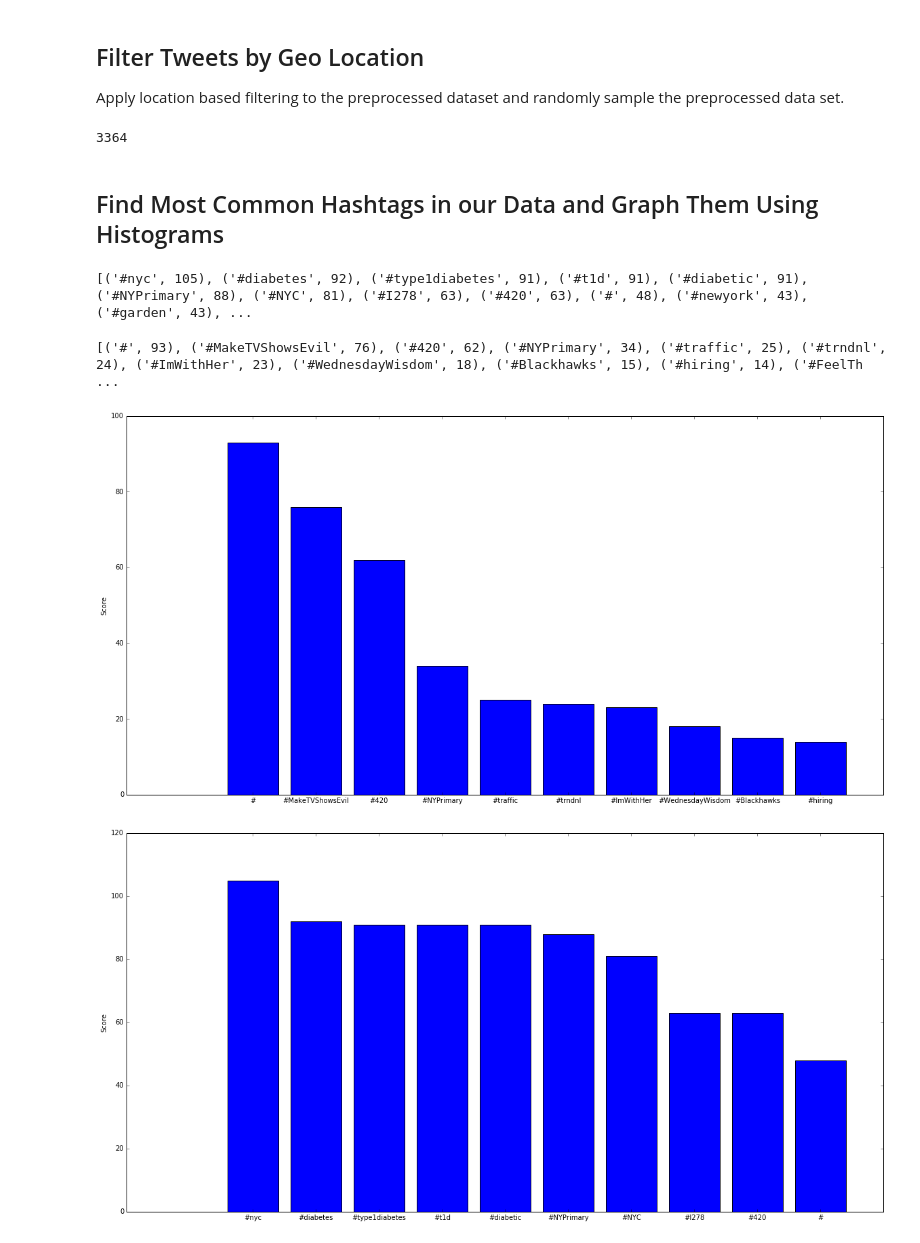
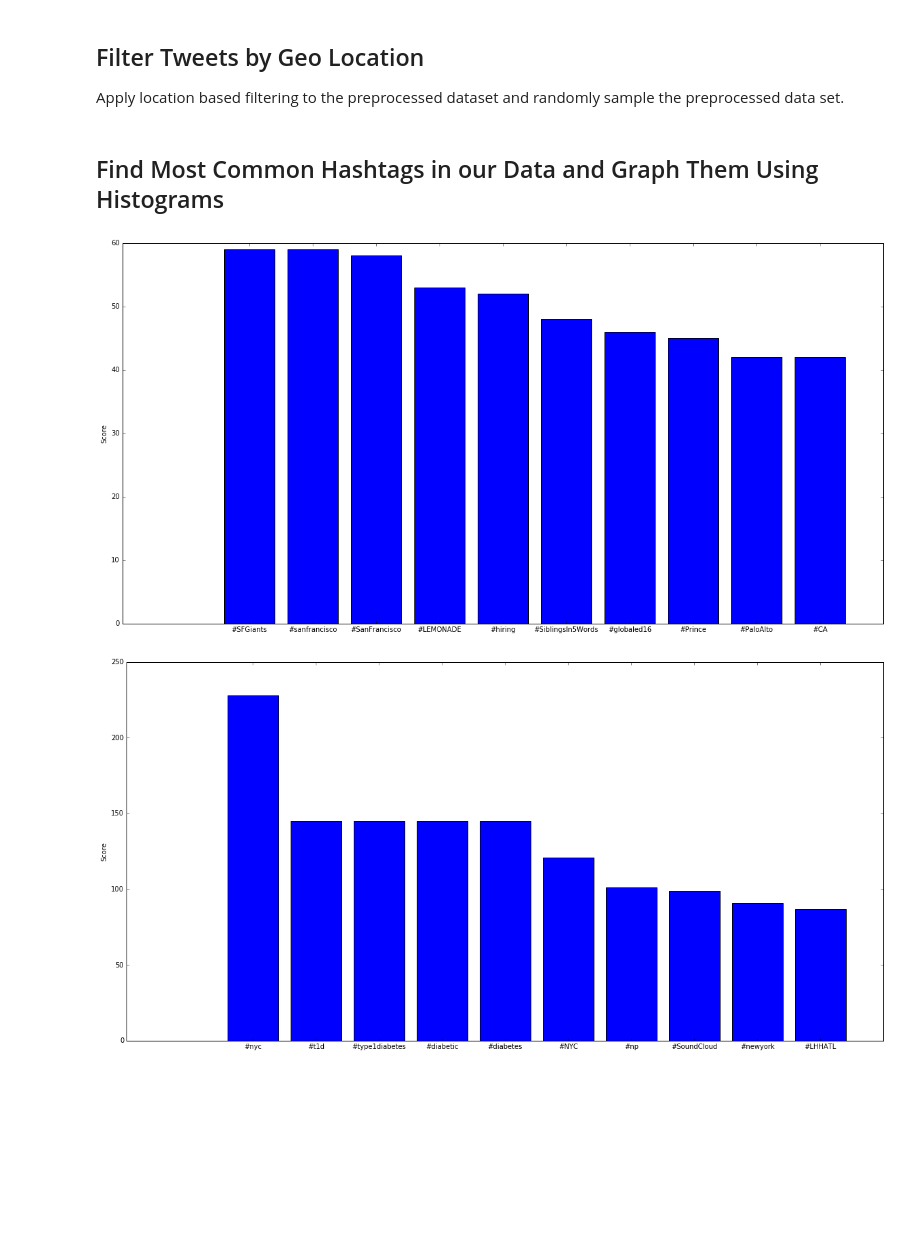
Before and after one commit to calvinytong/english2_twitter_analysis, a Jupyter notebook: Analysis.ipynb, the cells around one changed output. Drawn from its saved outputs; the diff is of its cells as text; code cells hidden in the pictures; blank space fills up the shorter version.

```diff
--- a/Analysis.ipynb
+++ b/Analysis.ipynb
@@ -310,7 +327,7 @@ This is where we start actually analyzing the data
 ## Unpickle The Tweet File
 We start by unpickling the tweet file, filtering out tweets with no hashtags or with blacklisted hashtags, then storing the tweet in an array.
 # %%
-f = open('/Users/calvin/Documents/Lehigh/English/Research/data/cap1.pkl', 'rb')
+f = open('/Users/calvin/Documents/Lehigh/English/Research/data/cap3.pkl', 'rb')
 data_array = []
 geo_data = []
 count = 0
@@ -346,43 +363,22 @@ while True:
 ## Filter Tweets by Geo Location
 Apply location based filtering to the preprocessed dataset and randomly sample the preprocessed data set.
 # %%
-geo_data = filter_geo(data_array, nyc)
+nyc_geo_data = filter_geo(data_array, nyc)
+sf_geo_data = filter_geo(data_array, san_fran)
 # %%
-n = len(geo_data)
+n = 10000
 #create a random sample of size n form the data_array
-rand_smpl = [ data_array[i] for i in sorted(random.sample(range(len(data_array)), n))]
-print(n)
+rand_smpl = rand_sample(n)
-# %% [output]
-3364
 # %% [markdown]
 ## Find Most Common Hashtags in our Data and Graph Them Using Histograms
-# %%
-punctuation = list(string.punctuation)
-stop = stopwords.words('english') + punctuation + ['via', 'I\'m', 'I', '😂', 'like','get','don\'t']
-
-count_all = Counter()
-for d in geo_data:
-#     tokens = preprocess(d['text'])
-#     terms_stop = [term for term in preprocess(d['text']) if term not in stop]
-    terms_hash = [term for term in preprocess(d['text']) if term.startswith('#')]
-    count_all.update(terms_hash)
-
-print(count_all.most_common(100))
-# %% [output]
-[('#nyc', 105), ('#diabetes', 92), ('#type1diabetes', 91), ('#t1d', 91), ('#diabetic', 91), ('#NYPrimary', 88), ('#NYC', 81), ('#I278', 63), ('#420', 63), ('#', 48), ('#newyork', 43), ('#garden', 43), ...
-# %%
-smpl_count = Counter()
-for d in rand_smpl:
-#     tokens = preprocess(d['text'])
-#     terms_stop = [term for term in preprocess(d['text']) if term not in stop]
-    terms_hash = [term for term in preprocess(d['text']) if term.startswith('#')]
-    smpl_count.update(terms_hash)
-print(smpl_count.most_common(100))
-# %% [output]
-[('#', 93), ('#MakeTVShowsEvil', 76), ('#420', 62), ('#NYPrimary', 34), ('#traffic', 25), ('#trndnl', 24), ('#ImWithHer', 23), ('#WednesdayWisdom', 18), ('#Blackhawks', 15), ('#hiring', 14), ('#FeelTh ...
+# %%
+count_sf = count_terms(sf_geo_data)
+count_nyc = count_terms(nyc_geo_data)
+count_rand = count_terms(rand_smpl)
 # %%
-plot_bar(smpl_count.most_common(10))
-plot_bar(count_all.most_common(10))
+plot_bar(count_sf.most_common(10))
+plot_bar(count_nyc.most_common(10))
+plot_bar(count_rand.most_common(10))
 # %% [output]
-[figure, old version]
+[figure, new version]
-[figure, old version]
+[figure, new version]
```
Also changed, not shown: parts of 4 cells of this notebook.
